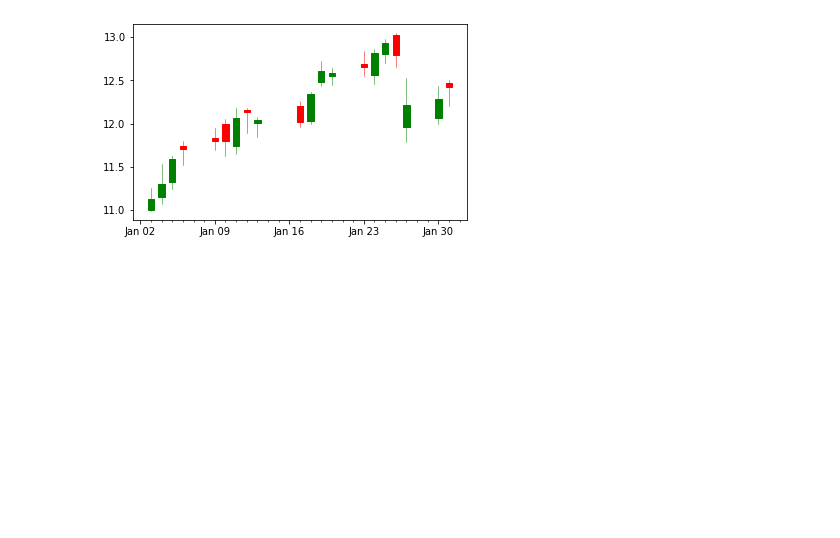
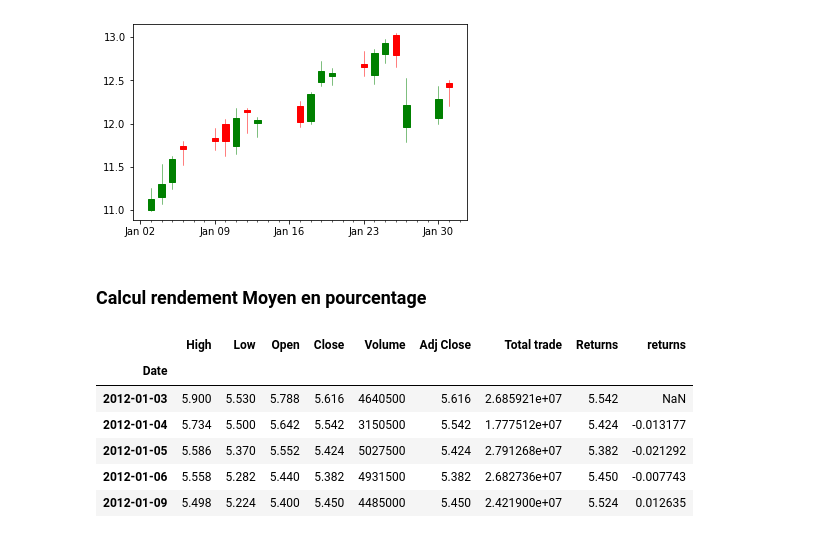
Before and after one commit to micka-sudo/analyse_bourse, a Jupyter notebook: analyse_tesla.ipynb, the cells around one changed output. Saved outputs shown, nothing was run; the diff lists cells and outputs as text; code cells hidden in the pictures; blank space fills up the shorter version.

```diff
--- a/analyse_tesla.ipynb
+++ b/analyse_tesla.ipynb
@@ -159,3 +159,18 @@ ax.xaxis.set_major_formatter(weekFormatter)
 candlestick_ohlc(ax, ford_values, width=0.6, colorup='g',colordown='r');
 # %% [output]
 [figure]
+# %% [markdown]
+### Calcul rendement Moyen en pourcentage
+# %%
+# Méthode Shift
+tesla['returns'] = (tesla['Close'] / tesla['Close'].shift(1) ) - 1
+# %%
+tesla.head()
+# %% [output]
+|  | High | Low | Open | Close | Volume | Adj Close | Total trade | Returns | returns |
+| Date |  |  |  |  |  |  |  |  |  |
+| 2012-01-03 | 5.900 | 5.530 | 5.788 | 5.616 | 4640500 | 5.616 | 2.685921e+07 | 5.542 | NaN |
+| 2012-01-04 | 5.734 | 5.500 | 5.642 | 5.542 | 3150500 | 5.542 | 1.777512e+07 | 5.424 | -0.013177 |
+| 2012-01-05 | 5.586 | 5.370 | 5.552 | 5.424 | 5027500 | 5.424 | 2.791268e+07 | 5.382 | -0.021292 |
+| 2012-01-06 | 5.558 | 5.282 | 5.440 | 5.382 | 4931500 | 5.382 | 2.682736e+07 | 5.450 | -0.007743 |
+| 2012-01-09 | 5.498 | 5.224 | 5.400 | 5.450 | 4485000 | 5.450 | 2.421900e+07 | 5.524 | 0.012635 |
```
Also changed, not shown: parts of 5 cells of this notebook.
